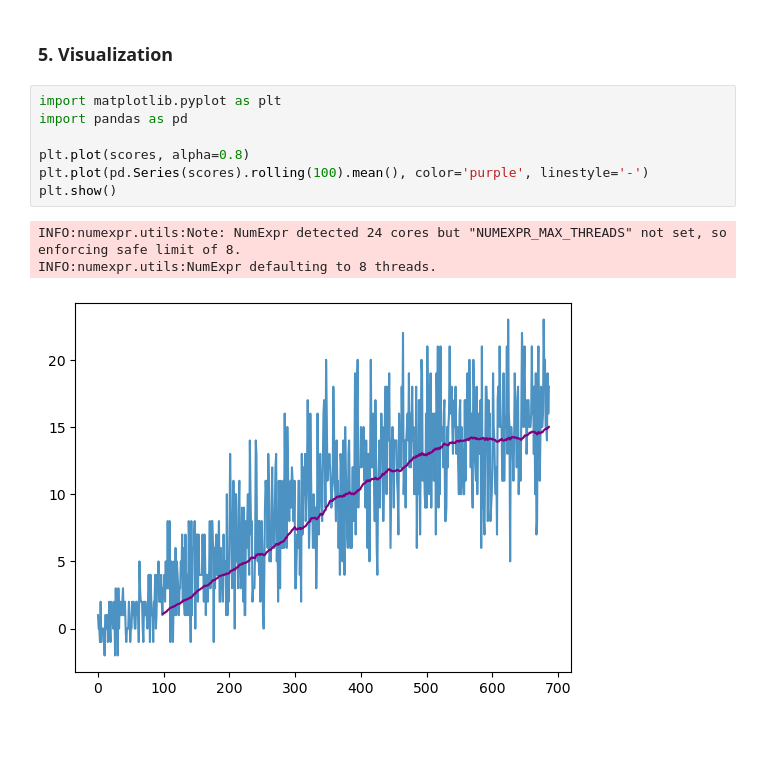
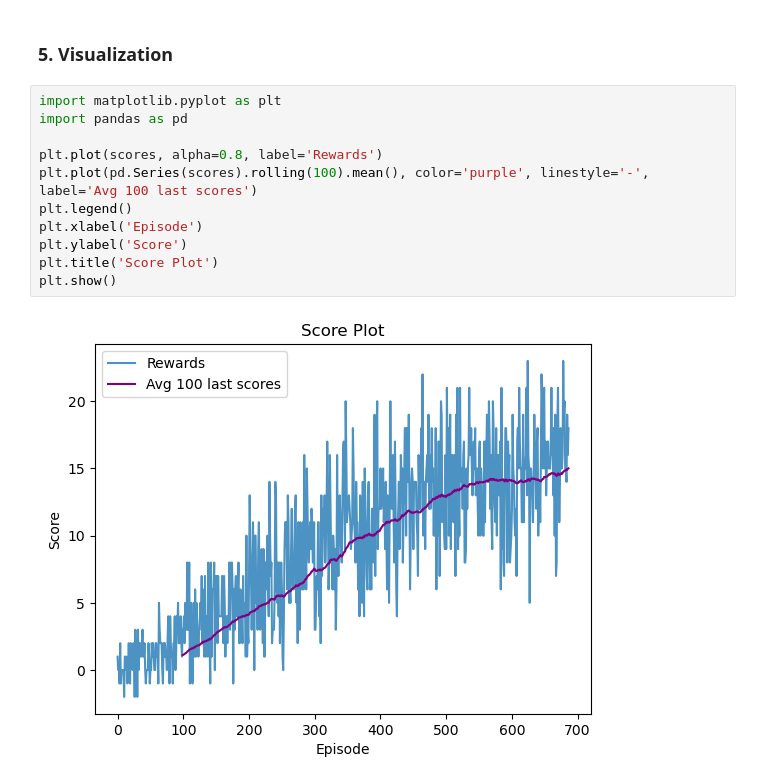
Before and after one commit to m-fili/DeepQLearning, a Jupyter notebook: Navigation.ipynb, the cells around one changed output. Saved outputs shown, nothing was run; the diff lists cells and outputs as text; blank space fills up the shorter version.

```diff
--- a/Navigation.ipynb
+++ b/Navigation.ipynb
@@ -118,11 +118,13 @@ Agent reached target score in 687 episodes! (Avg. Score = 15.01)
 # %%
 import matplotlib.pyplot as plt
 import pandas as pd
 
-plt.plot(scores, alpha=0.8)
-plt.plot(pd.Series(scores).rolling(100).mean(), color='purple', linestyle='-')
+plt.plot(scores, alpha=0.8, label='Rewards')
+plt.plot(pd.Series(scores).rolling(100).mean(), color='purple', linestyle='-', label='Avg 100 last scores')
+plt.legend()
+plt.xlabel('Episode')
+plt.ylabel('Score')
+plt.title('Score Plot')
 plt.show()
 # %% [output]
-INFO:numexpr.utils:Note: NumExpr detected 24 cores but "NUMEXPR_MAX_THREADS" not set, so enforcing safe limit of 8.
-INFO:numexpr.utils:NumExpr defaulting to 8 threads.
-[figure, old version]
+[figure, new version]
```
